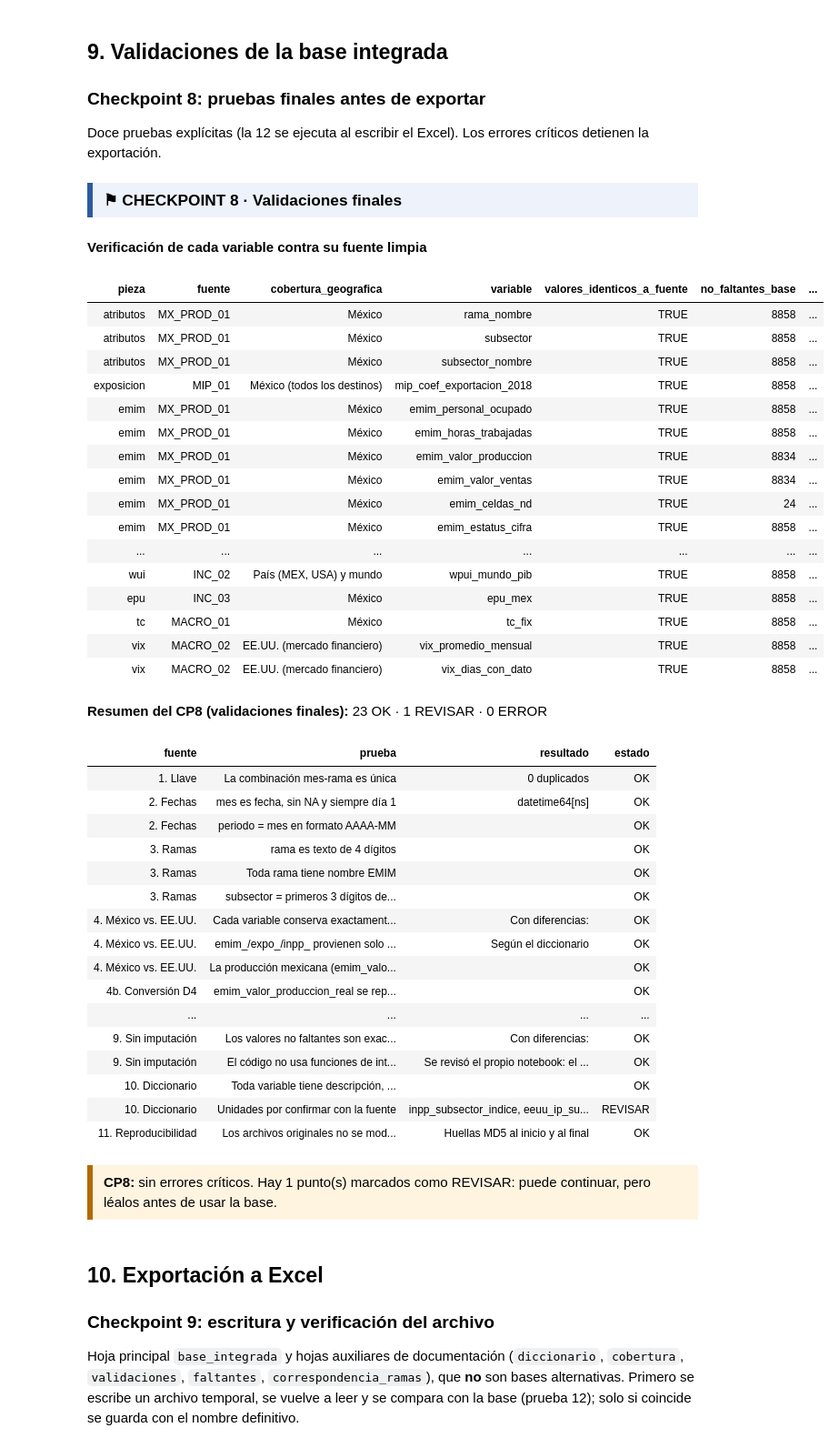
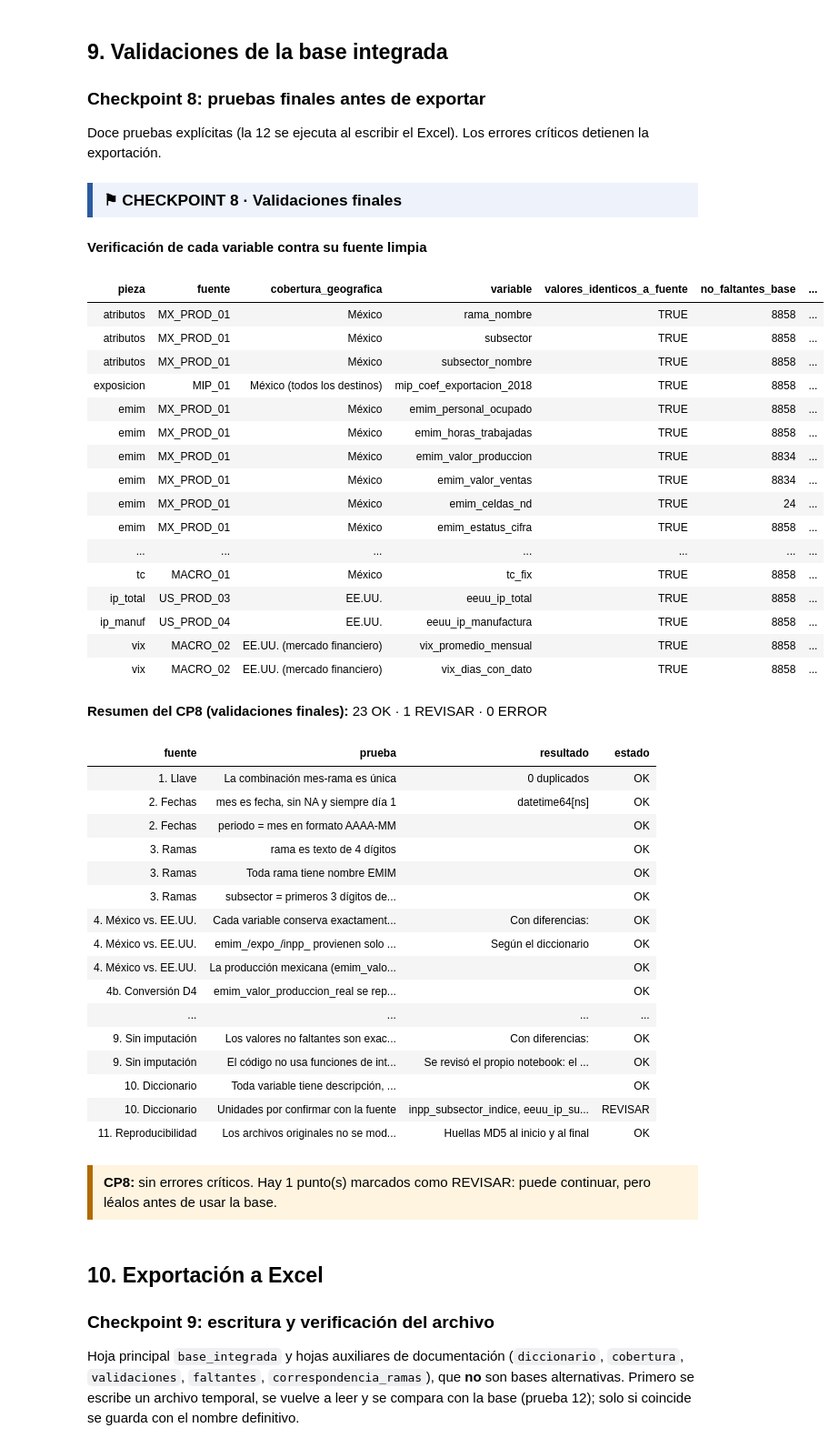
Before and after one commit to aabermejoq/Incertidumbre-Comercial, a Jupyter notebook: code/Python/01_preparacion_base_integrada.ipynb, the cells around one changed output. Shown at 91% size. Drawn from its saved outputs; the diff is of its cells as text; code cells hidden in the pictures.

```diff
--- a/code/Python/01_preparacion_base_integrada.ipynb
+++ b/code/Python/01_preparacion_base_integrada.ipynb
@@ -528,6 +530,8 @@ crudos["census"] = leer_csv_texto(ruta("MX_ARAN_01"))
 crudos["aran2"] = leer_csv_texto(ruta("MX_ARAN_02"))
 crudos["ip_sa"] = leer_csv_texto(ruta("US_PROD_01"))
 crudos["ip_cat"] = leer_csv_texto(ruta("US_PROD_02"))
+crudos["indpro"] = leer_csv_texto(ruta("US_PROD_03"))
+crudos["ipman"] = leer_csv_texto(ruta("US_PROD_04"))
 hojas_tpu = pd.ExcelFile(ruta("INC_01")).sheet_names
 exigir({"ReadMe", "Series_description", "TPU_MONTHLY", "TPU_QUARTERLY", "TPU_DAILY"} <= set(hojas_tpu),
        "INC_01 (TPU): faltan hojas esperadas. Encontradas: ", ", ".join(hojas_tpu))
@@ -1477,6 +1484,17 @@ else:
         revisar("CP3", "MACRO_02", "Último mes del VIX incompleto", f"El último dato es {ultimo:%Y-%m-%d}; el mes {fmt_mes(ultimo)} no está completo (queda fuera del panel).")
 resumir_limpieza("MACRO_02", "vix (diario)", len(crudos["vix"]), vix, ["fecha"], "observation_date, VIXCLS", "Solo conversión de tipos.")
 
+ip_agregada = {}
+for id_, serie, nombre in [("US_PROD_03", "INDPRO", "eeuu_ip_total"), ("US_PROD_04", "IPMAN", "eeuu_ip_manufactura")]:
+    xr = crudos["indpro" if serie == "INDPRO" else "ipman"]
+    exigir(list(xr.columns) == ["observation_date", serie], f"{id_}: columnas inesperadas: {list(xr.columns)}")
+    ip_agregada[nombre] = pd.DataFrame({"mes": a_fecha(xr.observation_date), nombre: convertir_num(xr[serie], id_, serie, codigos=(".",))})
+    validar_fechas_mensuales(ip_agregada[nombre].mes, id_, texto_original=xr.observation_date)
+    validar_llave(ip_agregada[nombre], ["mes"], id_, "CP3")
+    registrar("CP3", id_, "Índice positivo y sin faltantes", (ip_agregada[nombre][nombre] > 0).all(),
+              f"{rango_txt(ip_agregada[nombre].mes)}; valor en 2017 (promedio) = {ip_agregada[nombre][nombre][ip_agregada[nombre].mes.dt.year == 2017].mean():.2f} (base 2017=100)")
+    resumir_limpieza(id_, nombre, len(xr), ip_agregada[nombre], ["mes"], f"observation_date, {serie}", "Solo conversión de tipos.")
+
 corr = crudos["corr"].copy()
 exigir({"rama_scian", "nombre_rama", "subsector_scian", "id_serie_inpp"} <= set(corr.columns), "correspondencia_rama_inpp.csv: faltan columnas.")
 for col in ("rama_scian", "subsector_scian", "id_serie_inpp"):
@@ -2032,6 +2052,8 @@ orden_wui = [f"{i}_{s}" for i in ("wui", "wtui", "wpui") for s in [p.lower() for
 piezas["wui"] = pieza("World Uncertainty Index (WUI, WTUI, WPUI)", "INC_02", ["mes"], wui_ancho[["mes", *[c for c in orden_wui if c in wui_ancho]]], "País (MEX, USA) y mundo")
 piezas["epu"] = pieza("EPU México (Baker, Bloom y Davis)", "INC_03", ["mes"], epu, "México")
 piezas["tc"] = pieza("Tipo de cambio FIX", "MACRO_01", ["mes"], tc, "México")
+piezas["ip_total"] = pieza("Producción industrial total de EE.UU. (INDPRO)", "US_PROD_03", ["mes"], ip_agregada["eeuu_ip_total"], "EE.UU.")
+piezas["ip_manuf"] = pieza("Producción industrial de manufactura de EE.UU. (IPMAN)", "US_PROD_04", ["mes"], ip_agregada["eeuu_ip_manufactura"], "EE.UU.")
 if vix_mensual is not None:
     piezas["vix"] = pieza("VIX mensual", "MACRO_02", ["mes"], vix_mensual, "EE.UU. (mercado financiero)")
 for p_ in piezas.values():
@@ -2329,6 +2359,8 @@ dicc = [
     ("eeuu_ip_subsector", "Producción industrial de EE.UU. del subsector NAICS de 3 dígitos idéntico al de la rama", "índice (2017=100, por confirmar), SA", "mensual", "mes-rama (asignado por subsector)", "EE.UU.", "US_PROD_01", "columna de la serie G.17", "Asignación por código verificado (D3a)"),
     ("eeuu_ip_subsector_serie", "Serie G.17 asignada (subsector)", "código", "—", "mes-rama", "EE.UU.", "US_PROD_02", "serie", "—"),
     ("eeuu_ip_rama", "Producción industrial de EE.UU. de la industria NAICS de 4 dígitos idéntica a la rama", "índice (2017=100, por confirmar), SA", "mensual", "mes-rama (asignado por código)", "EE.UU.", "US_PROD_01", "columna de la serie G.17", "Asignación por código verificado (D3b)"),
+    ("eeuu_ip_total", "Producción industrial total de EE.UU.", "índice 2017=100, SA", "mensual", "común por mes", "EE.UU.", "US_PROD_03", "INDPRO", "Ninguna"),
+    ("eeuu_ip_manufactura", "Producción industrial de manufactura de EE.UU. (NAICS)", "índice 2017=100, SA", "mensual", "común por mes", "EE.UU.", "US_PROD_04", "IPMAN", "Ninguna"),
     ("eeuu_ip_rama_serie", "Serie G.17 asignada (rama)", "código", "—", "mes-rama", "EE.UU.", "US_PROD_02", "serie", "—"),
     ("tpu", "Índice de incertidumbre de política comercial (TPU)", "índice (100 = 1% de artículos)", "mensual", "común por mes", "EE.UU. (prensa)", "INC_01", "TPU_MONTHLY: TPU", "Ninguna"),
     ("tpu_share", "Proporción de artículos sobre TPU", "proporción", "mensual", "común por mes", "EE.UU. (prensa)", "INC_01", "TPU_MONTHLY: TPU_SHARE", "Ninguna"),
@@ -2487,7 +2519,7 @@ registrar("CP8", "4. México vs. EE.UU.", "Cada variable conserva exactamente lo
 pref_mx, pref_us = pref(r"^(emim_|expo_|inpp_)"), pref(r"^eeuu_ip_")
 fid = diccionario.set_index("variable").fuente_id
 registrar("CP8", "4. México vs. EE.UU.", "emim_/expo_/inpp_ provienen solo de fuentes mexicanas y eeuu_ip_ solo del G.17",
-          not fid[pref_mx].str.contains("US_PROD").any() and fid[pref_us].isin(["US_PROD_01", "US_PROD_02"]).all(), "Según el diccionario")
+          not fid[pref_mx].str.contains("US_PROD").any() and fid[pref_us].str.startswith("US_PROD").all(), "Según el diccionario")
 registrar("CP8", "4. México vs. EE.UU.", "La producción mexicana (emim_valor_produccion) y la de EE.UU. (eeuu_ip_*) son columnas distintas",
           not set(pref_us) & set(pref_mx) and "emim_valor_produccion" in base, "")
 for cv in conversiones.itertuples():
@@ -2514,36 +2546,36 @@ nb_path = RAIZ / "code" / "Python" / "01_preparacion_base_integrada.ipynb"
 codigo = "\n".join("".join(c["source"]) for c in json.loads(nb_path.read_text(encoding="utf-8"))["cells"] if c["cell_type"] == "code")
 vetadas = ["interpolate(", "bfill(", "ffill(", "method='pad'", 'method="pad"', "method='ffill'", 'method="ffill"']
 usos = [(f, i + 1) for i, l in enumerate(codigo.splitlines()) for f in vetadas if f in l
         and "vetadas" not in l and 'td_d["anio"] = td_d["anio"].ffill()' not in l]
 registrar("CP8", "9. Sin imputación", "El código no usa funciones de interpolación, arrastre o imputación sobre los datos", not usos,
           ("Revise: " + ", ".join(f"{f} (línea {n})" for f, n in usos)) if usos
           else "Se revisó el propio notebook: el único arrastre es el del año en la tabla dinámica TD (solo verificación), nunca sobre la base.")
 registrar("CP8", "10. Diccionario", "Toda variable tiene descripción, unidad y fuente en el diccionario",
           set(diccionario.variable) == set(base.columns) and diccionario.unidad.notna().all() and diccionario.fuente_id.notna().all(), "")
 revisar("CP8", "10. Diccionario", "Unidades por confirmar con la fuente",
         ", ".join(diccionario.variable[diccionario.unidad.str.contains("confirmar|efectiva")]))
 md5_fin = {f.id: hashlib.md5((RAIZ / f.ruta).read_bytes()).hexdigest() for f in fuentes.itertuples()}
 registrar("CP8", "11. Reproducibilidad", "Los archivos originales no se modificaron durante la ejecución", md5_inicio == md5_fin, "Huellas MD5 al inicio y al final")
 tabla(verif, "Verificación de cada variable contra su fuente limpia", max_filas=200, ancho=60)
 cerrar_checkpoint("CP8", "validaciones finales")
 # %% [output]
 ⚑ CHECKPOINT 8 · Validaciones finales
 **Verificación de cada variable contra su fuente limpia**
 | pieza | fuente | cobertura_geografica | variable | valores_identicos_a_fuente | no_faltantes_base | ... |
 | atributos | MX_PROD_01 | México | rama_nombre | TRUE | 8858 | ... |
 | atributos | MX_PROD_01 | México | subsector | TRUE | 8858 | ... |
 | atributos | MX_PROD_01 | México | subsector_nombre | TRUE | 8858 | ... |
 | exposicion | MIP_01 | México (todos los destinos) | mip_coef_exportacion_2018 | TRUE | 8858 | ... |
 | emim | MX_PROD_01 | México | emim_personal_ocupado | TRUE | 8858 | ... |
 | emim | MX_PROD_01 | México | emim_horas_trabajadas | TRUE | 8858 | ... |
 | emim | MX_PROD_01 | México | emim_valor_produccion | TRUE | 8834 | ... |
 | emim | MX_PROD_01 | México | emim_valor_ventas | TRUE | 8834 | ... |
 | emim | MX_PROD_01 | México | emim_celdas_nd | TRUE | 24 | ... |
 | emim | MX_PROD_01 | México | emim_estatus_cifra | TRUE | 8858 | ... |
 | ... | ... | ... | ... | ... | ... | ... |
-| wui | INC_02 | País (MEX, USA) y mundo | wpui_mundo_pib | TRUE | 8858 | ... |
-| epu | INC_03 | México | epu_mex | TRUE | 8858 | ... |
 | tc | MACRO_01 | México | tc_fix | TRUE | 8858 | ... |
+| ip_total | US_PROD_03 | EE.UU. | eeuu_ip_total | TRUE | 8858 | ... |
+| ip_manuf | US_PROD_04 | EE.UU. | eeuu_ip_manufactura | TRUE | 8858 | ... |
 | vix | MACRO_02 | EE.UU. (mercado financiero) | vix_promedio_mensual | TRUE | 8858 | ... |
 | vix | MACRO_02 | EE.UU. (mercado financiero) | vix_dias_con_dato | TRUE | 8858 | ... |
 **Resumen del CP8 (validaciones finales):** 23 OK · 1 REVISAR · 0 ERROR
```
Also changed, not shown: parts of 14 cells of this notebook, 15 other files.
